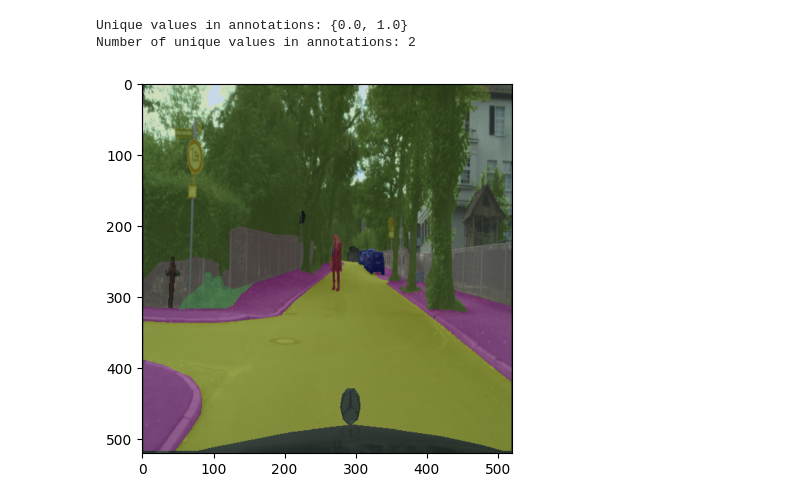
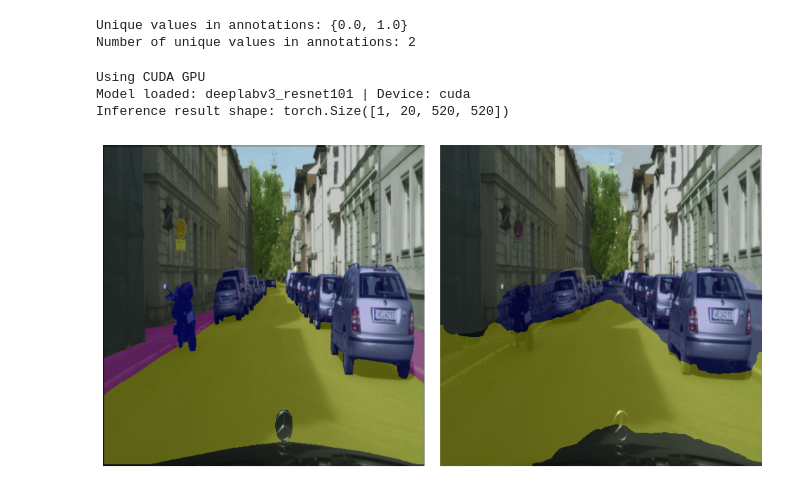
Before and after one commit to jan-sb/Studienarbeit-CODE_Semantische_Segmentation, a Jupyter notebook: Testing.ipynb, the cells around one changed output. Cells and saved outputs as stored; diff of their text form; code cells hidden in the pictures.

```diff
--- a/Testing.ipynb
+++ b/Testing.ipynb
@@ -78,21 +79,44 @@ Number of unique values in annotations: 2
 # %%
 mean = torch.tensor((0.2892, 0.3272, 0.2867)).view(3, 1, 1)
 std = torch.tensor((0.1904, 0.1932, 0.1905)).view(3, 1, 1)
 image_unnormalized = image * std + mean
 
 # Convert the image to uint8
 image_uint8 = (image_unnormalized * 255).byte()
 annotation_bool = annotation.bool()
 colors = [city_label_color_map[i] for i in range(20)]
 
 result_image = draw_segmentation_masks(image_uint8,
                                        annotation_bool,
                                        0.3,
                                        colors
                                        )
 result_image_np = result_image.numpy().transpose(1, 2, 0)
 
-plt.imshow(result_image_np)
+model = TrainedModel('deeplabv3_resnet101', 2048, 1024, 'deeplabv3_resnet101_k_fold_0', start_epoch='latest')
+output = model.inference(image)
+print(f'Inference result shape: {output.shape}')
+all_masks = output.argmax(1) == torch.arange(20, device=torch.device('cuda'))[:, None, None]
+inf_result_image = draw_segmentation_masks(image_uint8,
+                                           all_masks,
+                                           0.3,
+                                           colors)
+
+fig, axs = plt.subplots(1, 2, figsize=(10, 5))
+
+# Display the first image
+axs[0].imshow(result_image_np)
+axs[0].axis('off')
+
+# Display the second image
+inf_result_image_np = inf_result_image.numpy().transpose(1, 2, 0)
+axs[1].imshow(inf_result_image_np)
+axs[1].axis('off')
+
+plt.tight_layout()
 plt.show()
 # %% [output]
+Using CUDA GPU
+Model loaded: deeplabv3_resnet101 | Device: cuda
+Inference result shape: torch.Size([1, 20, 520, 520])
-[figure, old version]
+[figure, new version]
```
Also changed, not shown: parts of 1 cell of this notebook, 29 other files.
